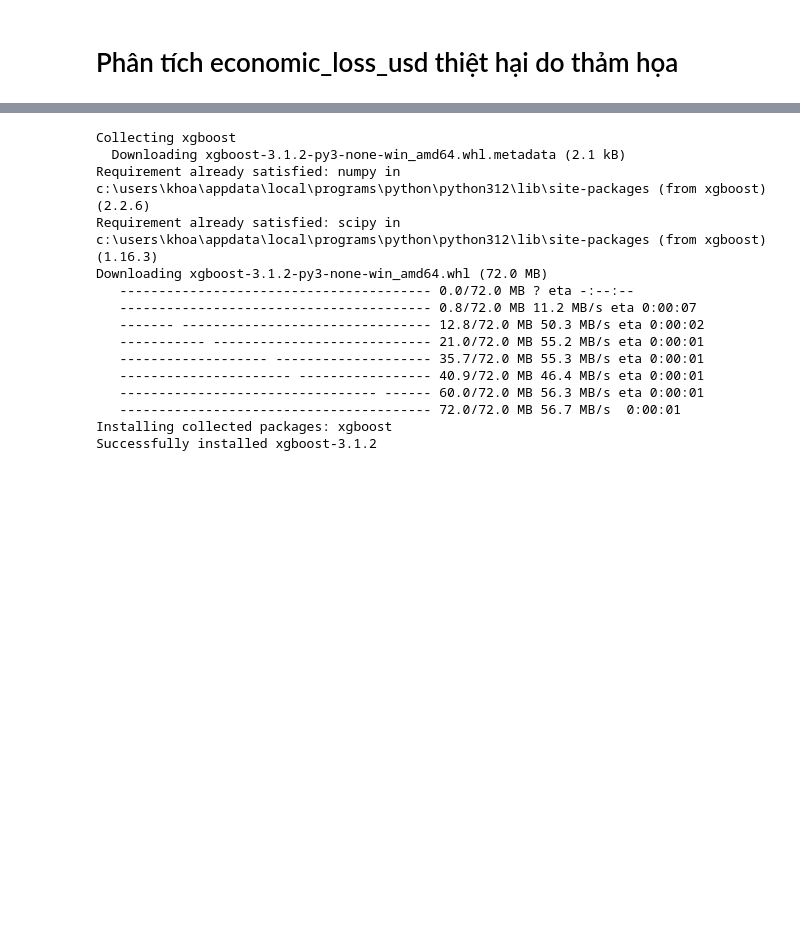
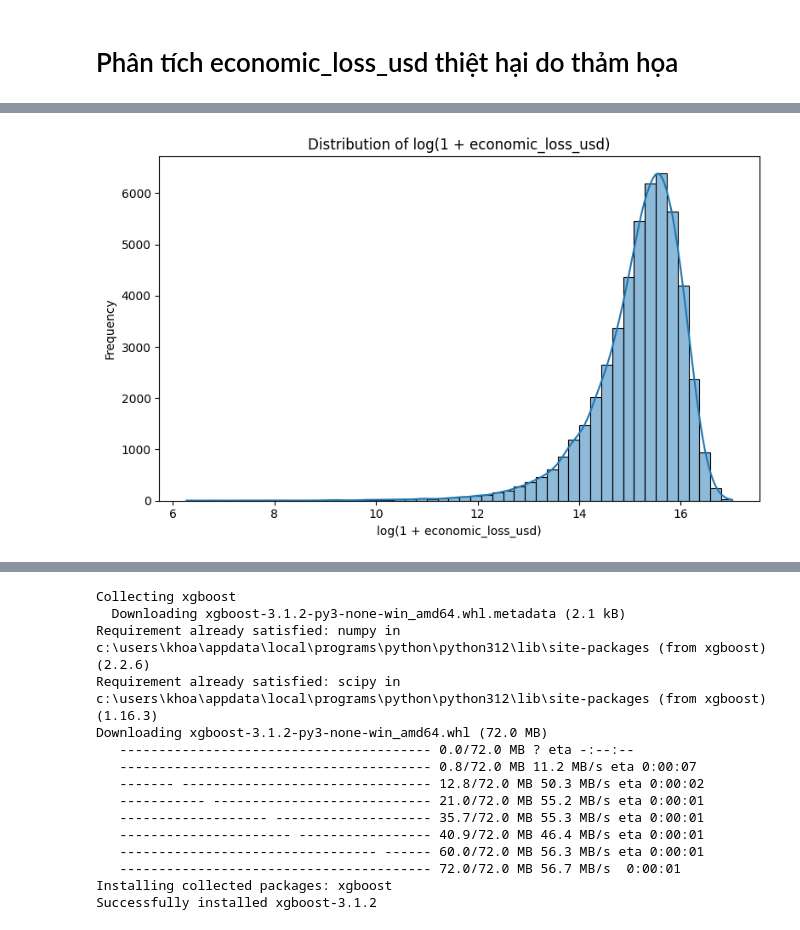
Before and after one commit to khoa-nguyen-data/Du-Doan-Tham-Hoa-Toan-Cau, a Jupyter notebook: Khoa/doc_hieu_du_lieu_va_XGBoots.ipynb, the cells around one changed output, grey strips where cells are left out. Cells and saved outputs as stored; diff of their text form; code cells hidden in the pictures; blank space fills up the shorter version.

```diff
--- a/Khoa/doc_hieu_du_lieu_va_XGBoots.ipynb
+++ b/Khoa/doc_hieu_du_lieu_va_XGBoots.ipynb
@@ -118,0 +113,12 @@ plt.show()
+# %%
+import numpy as np
+
+plt.figure(figsize=(8,5))
+sns.histplot(np.log1p(df["economic_loss_usd"]), bins=50, kde=True)
+plt.title("Distribution of log(1 + economic_loss_usd)")
+plt.xlabel("log(1 + economic_loss_usd)")
+plt.ylabel("Frequency")
+plt.tight_layout()
+plt.show()
+# %% [output]
+[figure, added]
```
Also changed, not shown: parts of 4 cells of this notebook, 2 other files.
